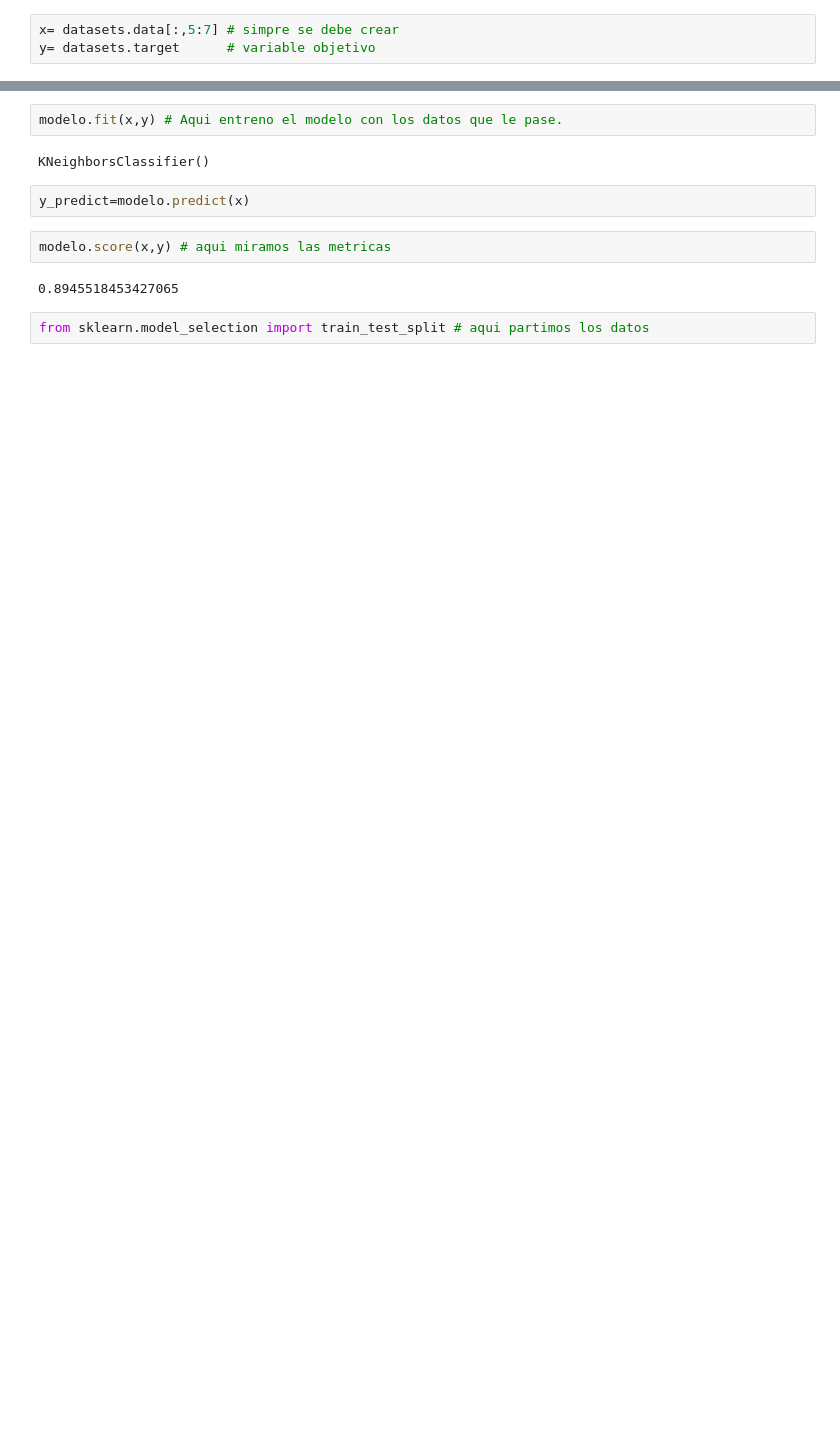
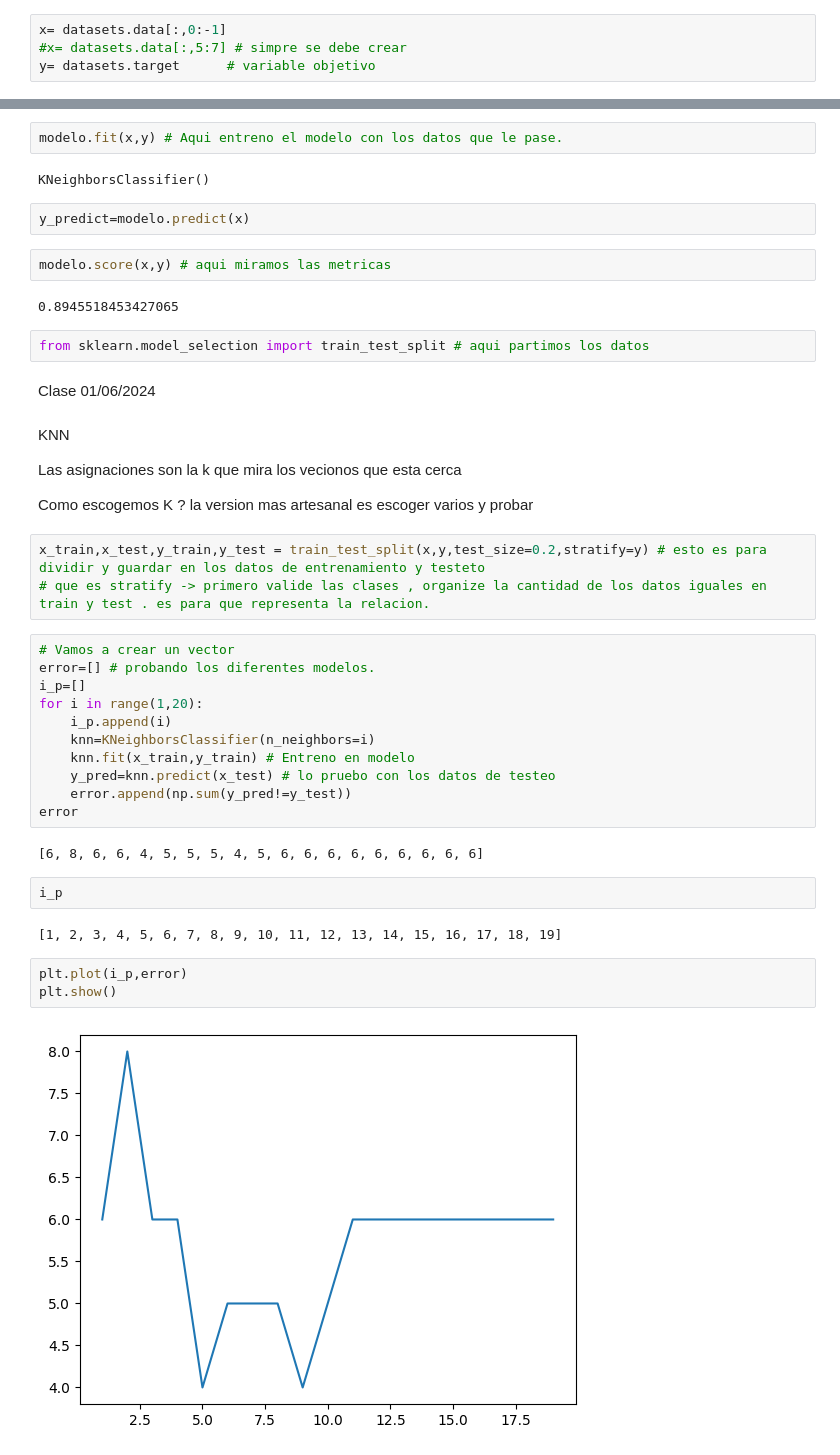
Before and after one commit to ManuelOrtizCamacho/Modelos_Maching_learning, a Jupyter notebook: KNN.ipynb, the cells around one changed output, grey strips where cells are left out. Saved outputs shown, nothing was run; the diff lists cells and outputs as text; blank space fills up the shorter version.

```diff
--- a/KNN.ipynb
+++ b/KNN.ipynb
@@ -35,7 +36,8 @@ import matplotlib.pyplot as plt
 # %%
 datasets=datasets.load_breast_cancer() # que debemos saber ? , mirar la documentacion
 # %%
-x= datasets.data[:,5:7] # simpre se debe crear
+x= datasets.data[:,0:-1]
+#x= datasets.data[:,5:7] # simpre se debe crear
 y= datasets.target      # variable objetivo
 # %%
 print(datasets.DESCR)
@@ -71,3 +73,36 @@ modelo.score(x,y) # aqui miramos las metricas
 0.8945518453427065
 # %%
 from sklearn.model_selection import train_test_split # aqui partimos los datos
+# %% [markdown]
+Clase 01/06/2024
+# %% [markdown]
+KNN
+
+Las asignaciones son la k que mira los vecionos que esta cerca
+
+Como escogemos K ? la version mas artesanal es escoger varios y probar
+# %%
+x_train,x_test,y_train,y_test = train_test_split(x,y,test_size=0.2,stratify=y) # esto es para dividir y guardar en los datos de entrenamiento y testeto
+# que es stratify -> primero valide las clases , organize la cantidad de los datos iguales en train y test . es para que representa la relacion.
+# %%
+# Vamos a crear un vector
+error=[] # probando los diferentes modelos.
+i_p=[]
+for i in range(1,20):
+    i_p.append(i)
+    knn=KNeighborsClassifier(n_neighbors=i)
+    knn.fit(x_train,y_train) # Entreno en modelo
+    y_pred=knn.predict(x_test) # lo pruebo con los datos de testeo
+    error.append(np.sum(y_pred!=y_test))
+error
+# %% [output]
+[6, 8, 6, 6, 4, 5, 5, 5, 4, 5, 6, 6, 6, 6, 6, 6, 6, 6, 6]
+# %%
+i_p
+# %% [output]
+[1, 2, 3, 4, 5, 6, 7, 8, 9, 10, 11, 12, 13, 14, 15, 16, 17, 18, 19]
+# %%
+plt.plot(i_p,error)
+plt.show()
+# %% [output]
+[figure, added]
```
Also changed, not shown: parts of 10 cells of this notebook, 2 other files.
